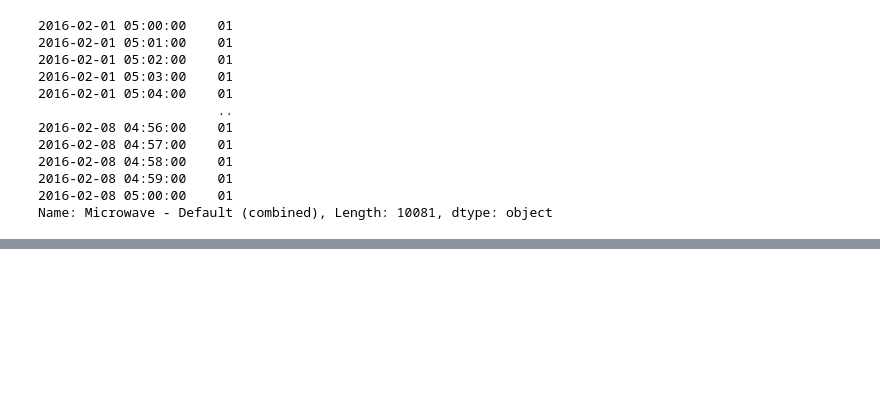
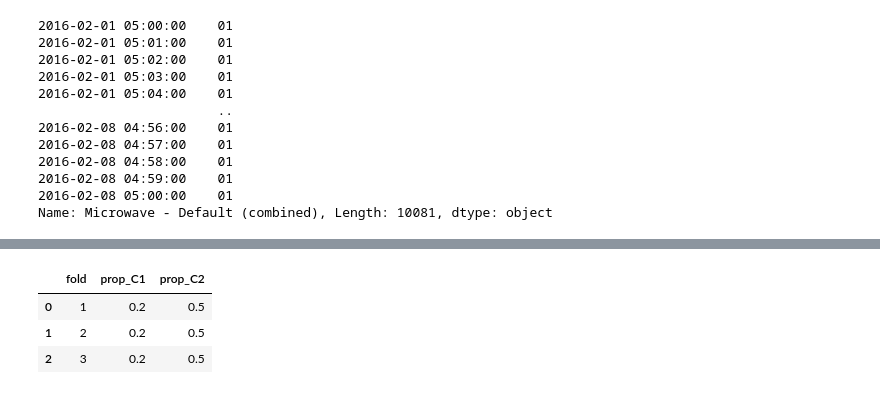
Before and after one commit to smartHome-LUCAMI/Projekt, a Jupyter notebook: testing.ipynb, the cells around one changed output, grey strips where cells are left out. Drawn from its saved outputs; the diff is of its cells as text; code cells hidden in the pictures; blank space fills up the shorter version.

```diff
--- a/testing.ipynb
+++ b/testing.ipynb
@@ -196,35 +223,0 @@ Learned transition matrix:
-# %%
-y_true_original = interval_model(data_frame= df['Ground Truth'], starting_date='2016-01-01 05:00:00', interval=datetime.timedelta(days=7))
-
-
-
-y_true = y_true_original
-ss = ShuffleSplit(n_splits=25, test_size=0.3)
-
-
-list_true = [0] *7*24
-for i in range(1,7*24,1):
-    list_true[i-1] = y_true.tolist()[((i-1)*60):(i*60)]
-
-
-list_true[167] = y_true.tolist()[(167*60):(168*60)]
-
-l = []
-for status in list_true:
-    row = sequence2counts(status, dict(zip(range(len([0,1])), [0,1])))
-    l.append(row)
-y_true = np.array(l, dtype=int)
-
-
-
-for i in range(y_true.shape[0]):
-    if y_true[i,0]>=y_true[i,1]:
-        y_true[i]=0
-    else:
-        y_true[i]=1
-
-
-
-y_true = y_true[:,0]
-
-y_pred_proba_all = np.zeros(len(y_true))
@@ -350,0 +406,14 @@ Learned transition matrix:
+# %%
+# %%!
+dc_lst = []
+for i in [1, 2, 3]:
+    dc_lst.append({"fold": i, "prop_C1": 0.2, "prop_C2": 0.5})
+
+x_df = pd.DataFrame(dc_lst)
+# %%
+x_df
+# %% [output]
+|  | fold | prop_C1 | prop_C2 |
+| 0 | 1 | 0.2 | 0.5 |
+| 1 | 2 | 0.2 | 0.5 |
+| 2 | 3 | 0.2 | 0.5 |
```
Also changed, not shown: parts of 10 cells of this notebook, 6 other files.
